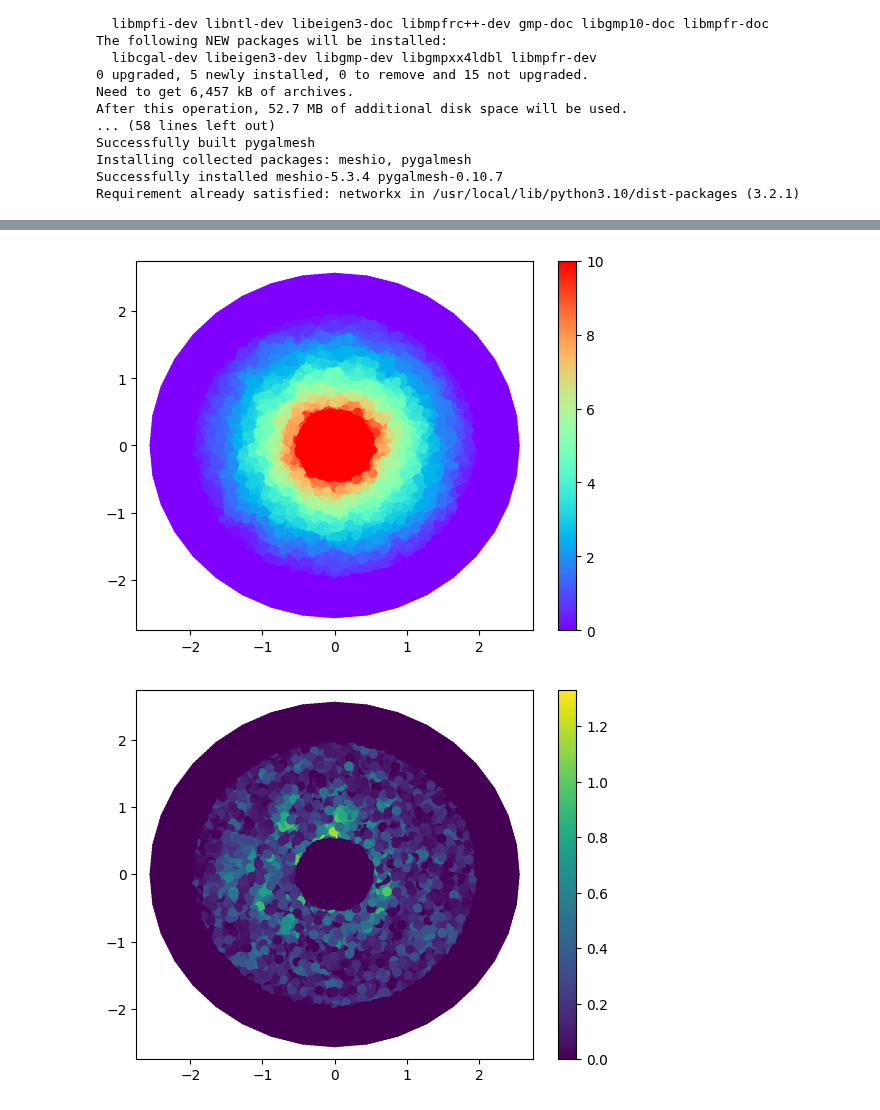
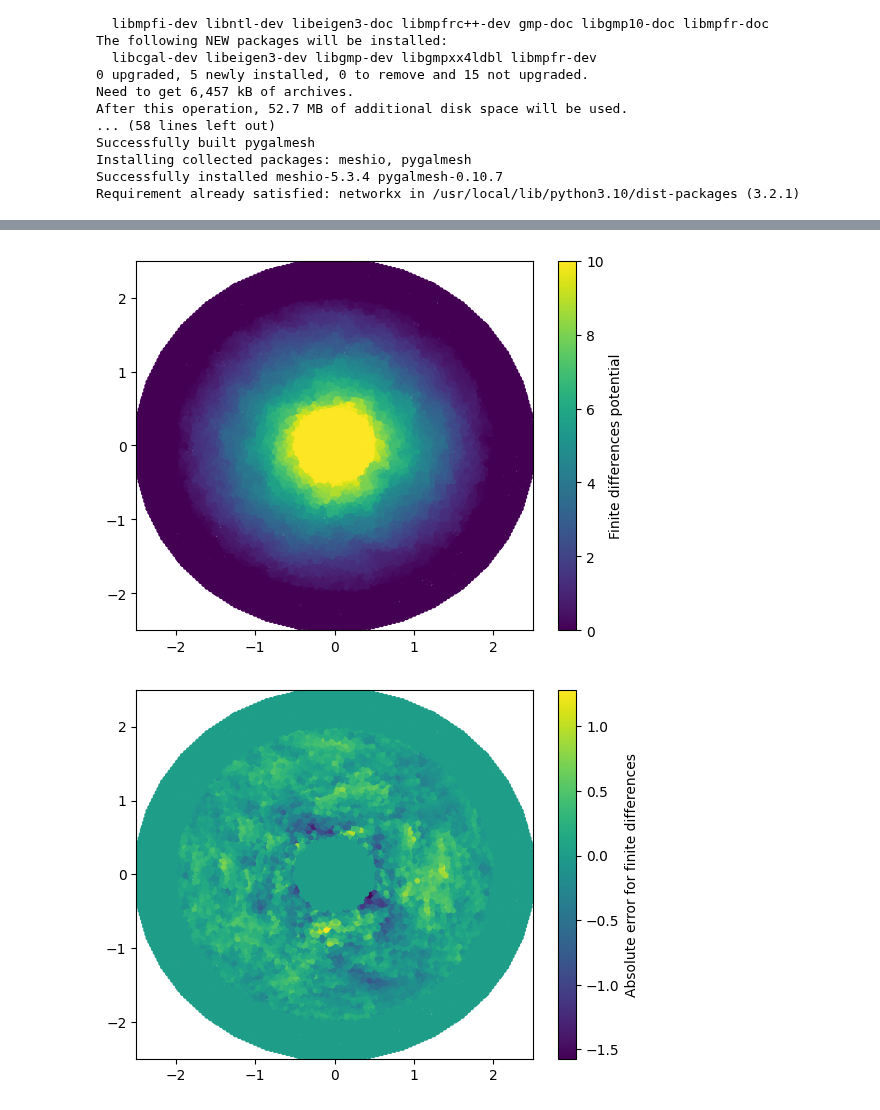
Before and after one commit to emmanuellfc/EM_Tufts_Fall2023, a Jupyter notebook: GeneralFiniteDifferences.ipynb, the cells around one changed output, grey strips where cells are left out. Saved outputs shown, nothing was run; the diff lists cells and outputs as text; code cells hidden in the pictures.

Commit message:
New plots and improving plotting style for general finite differences

```diff
--- a/GeneralFiniteDifferences.ipynb
+++ b/GeneralFiniteDifferences.ipynb
@@ -204,4 +217,8 @@ NUM_NEIGHBORS = 6
 # %%
+# Some meta parameters for this solver.
+MAX_EDGE_SIZE = 0.07
+NUM_NEIGHBORS = 6
+
 # Generate the simplest possible boundary: A box
 def box_generator():
   # Give the mesher a little wiggle room: Actual boundary conditions can go from 0 to 1 in x and y.
@@ -232,6 +249,9 @@ def circle_boundary(point: MeshPoint) -> Optional[float]:
 
 # Make a new solver object.
 solution = FiniteDifferences()
+# Tell it how large to make the max edge size and how many neighbors we want.
+solution.set_max_edge_size(MAX_EDGE_SIZE)
+solution.set_num_neighbors(NUM_NEIGHBORS)
 
 # Tell it about our boundary condition function.
 #solution.inform_with_boundary_conditions(box_boundary)
@@ -265,14 +285,6 @@ solution.solve_systems_matrix()
 # Print the solution vector.
 #print(solution.solution)
 
-# Plot the distribution with color indicating potential at that point.
-#plt.subplot(122)
-plt.scatter([ pt.pos[0] for pt in solution.all_points ],
-            [ pt.pos[1] for pt in solution.all_points ],
-          c=[ pt.pot    for pt in solution.all_points ],
-            cmap='rainbow')
-plt.colorbar()
-
-solution.draw_connectivity()
+#solution.draw_connectivity()
 # %% [output]
 Generating a mesh from the boundary provided...
@@ -284,15 +294,7 @@ Solving the system...
 # %%
-# Plot an analytic radial solution that we know: How about the homework problem with a shell with potential inside a grounded shell?
+# Plot an analytic radial solution for one cylinder inside another (coax cable). We reduce the problem to 2D by ignoring the z axis.
 
-# The analytic potential here looks like:
-# V(r) = V_0 * a/(b-a) * ((b/r) - 1)
-# where
-# - V_0 is the potential of the inner shell,
-# - a is the radius of the inner shell,
-# - b is the radius of the outer shell, and
-# - r is the distance of the test charge from the origin.
-
-def nested_shells_analytic_pot(r:float) -> float:
+def coax_analytic_pot_r(r:float) -> float:
   V_0 = 10.
   a = 0.5
   b = 2.
@@ -300,43 +302,60 @@ def nested_shells_analytic_pot(r:float) -> float:
   if r >= b: return 0 # Outside the outer conductor, we just have zero (Gauss's Law - no net charge).
   return -V_0/np.log(b/a)*np.log(r/a) + V_0 # numpy is silly and has log as base e.
 
-cartesian_min = -2.
-cartesian_max = 2.
+def coax_analytic_pot(point:MeshPoint) -> float:
+  return coax_analytic_pot_r( np.linalg.norm(point.pos) )
+
+cartesian_min = -2.5
+cartesian_max = 2.5
 nsteps = 300
 x_values = np.linspace(cartesian_min,cartesian_max,nsteps)
 y_values = np.linspace(cartesian_min,cartesian_max,nsteps)
-z_values = np.array([ nested_shells_analytic_pot(np.linalg.norm([x,y])) for x in x_values for y in y_values ])
+z_values = np.array([ coax_analytic_pot_r(np.linalg.norm([x,y])) for x in x_values for y in y_values ])
 
 x_coords, y_coords = np.meshgrid(x_values,y_values)
 z_coords = z_values.reshape(nsteps,nsteps)
 
-plt.pcolor(x_coords,y_coords,z_coords,cmap='rainbow')
-plt.colorbar()
+x_limits = [cartesian_min,cartesian_max]
+y_limits = [cartesian_min,cartesian_max]
+
+fig, ax = plt.subplots()
+plt.pcolor(x_coords,y_coords,z_coords)
+ax.set_xlim(x_limits)
+ax.set_ylim(y_limits)
+cbar = plt.colorbar()
+cbar.set_label('Analytic potential')
 plt.show()
 
 # Plot the solved potential (again) with color indicating potential at that point.
 #plt.subplot(122)
+fig, ax = plt.subplots()
 plt.scatter([ pt.pos[0] for pt in solution.all_points ],
             [ pt.pos[1] for pt in solution.all_points ],
           c=[ pt.pot    for pt in solution.all_points ],
-            cmap='rainbow')
-plt.colorbar()
+     marker='.')
+ax.set_xlim(x_limits)
+ax.set_ylim(y_limits)
+cbar = plt.colorbar()
+cbar.set_label('Finite differences potential')
 plt.show()
 
 # Plot a scatter of the error between the analytic solution and the numerical solution.
 def get_error(point:MeshPoint) -> float:
-  # Return absolute value error between the numerical and analytic solution (numerical - analytic).
+  # Return value error between the numerical and analytic solution (numerical - analytic).
   numerical = point.pot
-  analytic = nested_shells_analytic_pot(np.linalg.norm([point.pos[0],point.pos[1]]))
-  return abs(numerical - analytic)
+  analytic = coax_analytic_pot_r(np.linalg.norm(point.pos))
+  return numerical - analytic
 
+fig, ax = plt.subplots()
 plt.scatter([ pt.pos[0]     for pt in solution.all_points ],
             [ pt.pos[1]     for pt in solution.all_points ],
-          c=[ get_error(pt) for pt in solution.all_points ])
-plt.colorbar()
+          c=[ get_error(pt) for pt in solution.all_points ],
+     marker='.')
+ax.set_xlim(x_limits)
+ax.set_ylim(y_limits)
+cbar = plt.colorbar()
+cbar.set_label('Absolute error for finite differences')
 plt.show()
 
-error = np.array([ get_error(pt) for pt in solution.all_points ])
-root_mean_square = np.sqrt( (error**2).mean() )
-print(f'Root mean square error: {root_mean_square}')
+print(f'Root mean square error: {solution.get_rms_error(coax_analytic_pot)}')
 # %% [output]
@@ -344,2 +363,2 @@ print(f'Root mean square error: {root_mean_square}')
-[figure, old version]
+[figure, new version]
-[figure, old version]
+[figure, new version]
```
Also changed, not shown: parts of 9 cells of this notebook.
